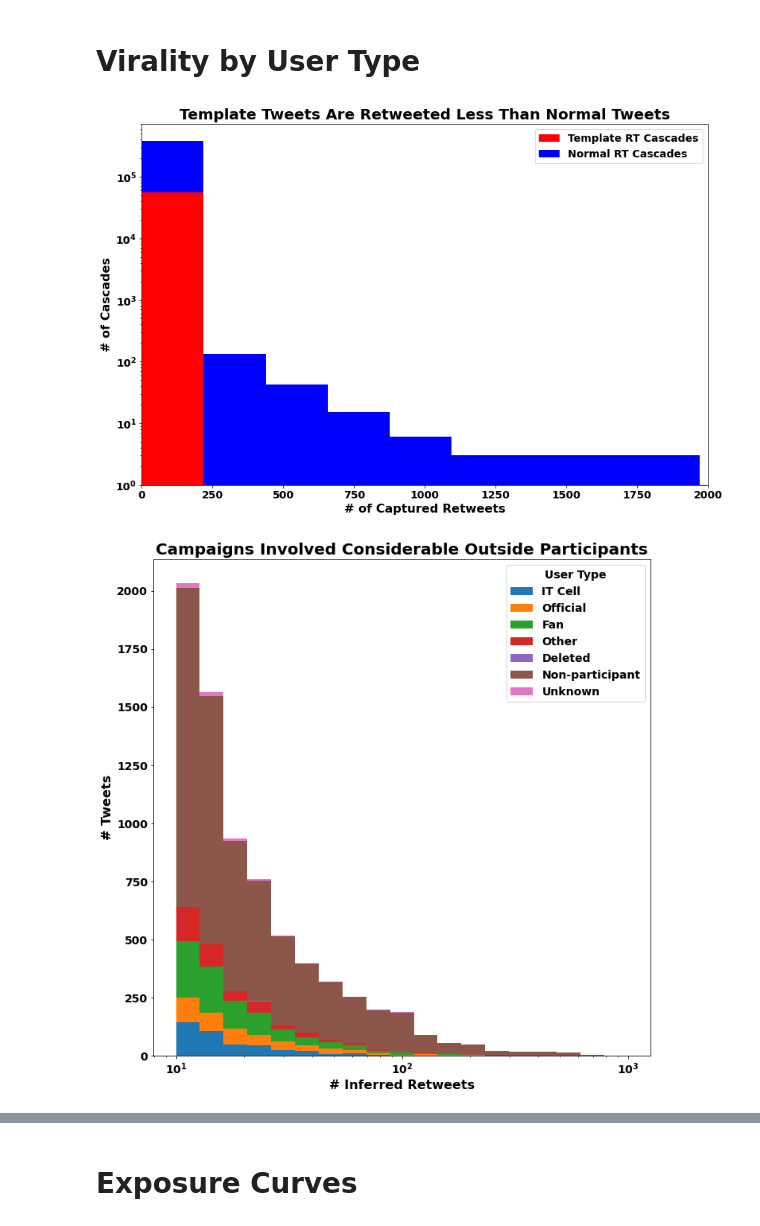
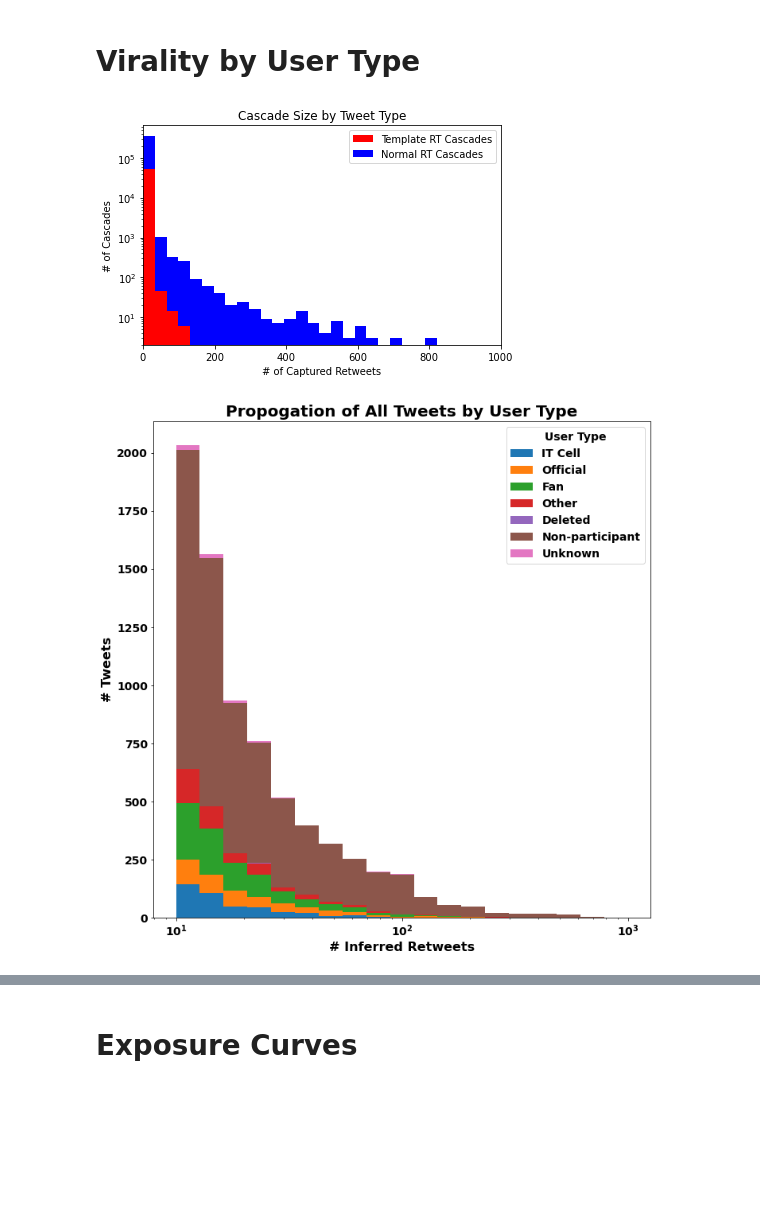
Before and after one commit to jschless/TwitterCoordination, a Jupyter notebook: THESIS_Preliminary_Findings.ipynb, the cells around one changed output, grey strips where cells are left out. Saved outputs shown, nothing was run; the diff lists cells and outputs as text; code cells hidden in the pictures; blank space fills up the shorter version.

```diff
--- a/THESIS_Preliminary_Findings.ipynb
+++ b/THESIS_Preliminary_Findings.ipynb
@@ -105,21 +117,21 @@ not_template_cascades = preprocessing.process_campaign(pure_campaigns,
 # %%
 temp = [x.n_retweets for x in template_cascades]
 no_temp = [x.n_retweets for x in not_template_cascades]
 
-plt.hist([temp, no_temp], bins=60, stacked=True, density=False, log=False,
+plt.hist([temp, no_temp], bins=400, stacked=True, density=False, log=False,
          label=['Template RT Cascades', 'Normal RT Cascades'],
         color=['red', 'blue'])
 #plt.xscale('log')
 plt.yscale('log')
 plt.legend()
 plt.xlabel('# of Captured Retweets')
 plt.ylabel('# of Cascades')
-plt.title('Template Tweets Are Retweeted Less Than Normal Tweets')
-plt.xlim([0,2000])
+plt.title('Cascade Size by Tweet Type')
+plt.xlim([0,1000])
 plt.tight_layout()
 plt.savefig(os.path.join(ASSETS_DIR, 'cascade_size_by_tweet_type_hist.png'))
 # %% [output]
-[figure, old version]
+[figure, new version]
 # %%
 def summarize_top_tweets(top_tweets, rt_thresh=0):
     # input: [(Tweet, (implied) RT count)]
@@ -174,11 +186,11 @@ plt.legend(title='User Type')
 plt.xscale('log')
 plt.xlabel('# Inferred Retweets')
 plt.ylabel('# Tweets')
-plt.title('Campaigns Involved Considerable Outside Participants')
+plt.title('Propogation of All Tweets by User Type')
 plt.tight_layout()
 plt.savefig(os.path.join(ASSETS_DIR, 'normal_tweet_popularity_by_user_type.png'))
 # %% [output]
-[figure, old version]
+[figure, new version]
 # %%
 template_rts = []
 for tag, tweets in pure_campaigns.items():
```
Also changed, not shown: parts of 12 cells of this notebook, 7 other files.
